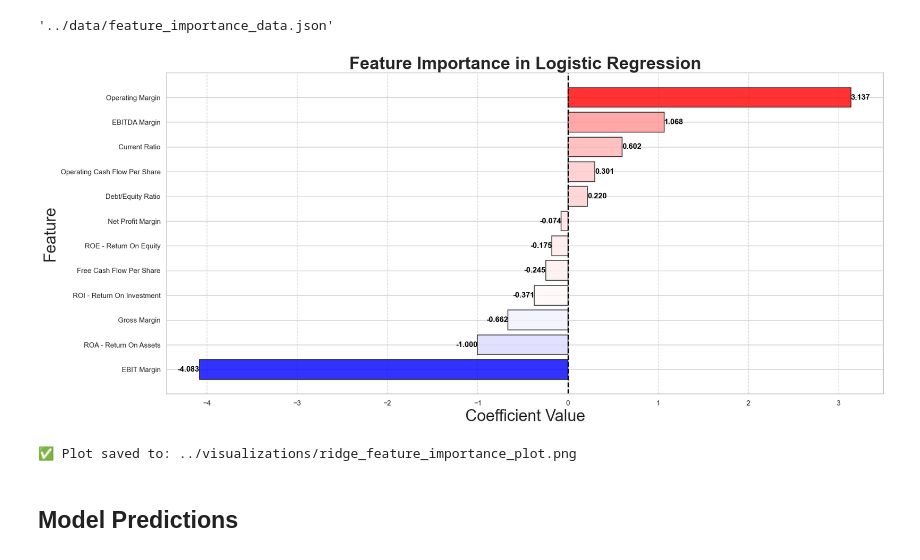
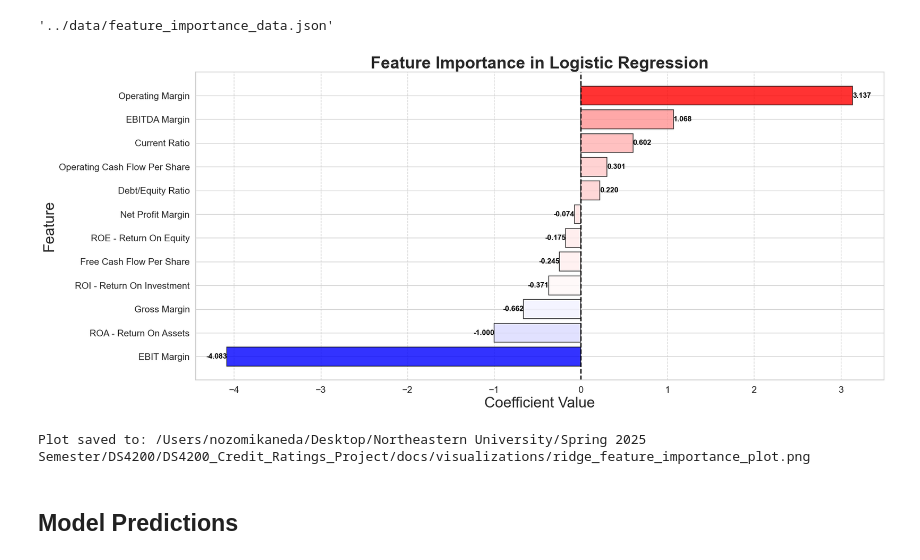
Before and after one commit to Nozomi-Nova/ds4200-team-project, a Jupyter notebook: notebooks/eda.ipynb, the cells around one changed output. Cells and saved outputs as stored; diff of their text form; code cells hidden in the pictures.

```diff
--- a/notebooks/eda.ipynb
+++ b/notebooks/eda.ipynb
@@ -636,38 +636,40 @@ ridge.fit(X_scaled, y)
 
 # Extract coefficients
 coefficients = pd.DataFrame(ridge.coef_, index=features, columns=["Coefficient"])
 coefficients = coefficients.sort_values(by="Coefficient", ascending=True)
 
 # Create diverging color bar
 cmap = plt.cm.bwr
 norm = mcolors.Normalize(vmin=coefficients["Coefficient"].min(), vmax=coefficients["Coefficient"].max())
 colors = [cmap(norm(c)) for c in coefficients["Coefficient"]]
 
 plt.figure(figsize=(20, 9))
 bars = plt.barh(coefficients.index, coefficients["Coefficient"], color=colors,
                 edgecolor="black", linewidth=1.2, alpha=0.8)
 
 for bar, coef in zip(bars, coefficients["Coefficient"]):
     plt.text(bar.get_width(), bar.get_y() + bar.get_height()/2,
              f"{coef:.3f}", va="center", ha="left" if coef > 0 else "right",
              fontsize=12, fontweight="bold", color="black")
 
 plt.axvline(0, color="black", linestyle="--", linewidth=2)
 plt.title("Feature Importance in Logistic Regression", fontsize=27, fontweight="bold")
-plt.xlabel("Coefficient Value", fontsize=25)
-plt.ylabel("Feature", fontsize=25)
+plt.xlabel("Coefficient Value", fontsize=24)
+plt.ylabel("Feature", fontsize=24)
+plt.xticks(fontsize=15)
+plt.yticks(fontsize=15)
 plt.grid(axis="x", linestyle="--", alpha=0.8)
 
-folder_path = "../visualizations/"
+folder_path = "/Users/nozomikaneda/Desktop/Northeastern University/Spring 2025 Semester/DS4200/DS4200_Credit_Ratings_Project/docs/visualizations"
 os.makedirs(folder_path, exist_ok=True)
 file_path = os.path.join(folder_path, "ridge_feature_importance_plot.png")
 plt.savefig(file_path, dpi=300, bbox_inches="tight")
 plt.show()
 
 print(f"Plot saved to: {file_path}")
 # %% [output]
-[figure, old version]
+[figure, new version]
-✅ Plot saved to: ../visualizations/ridge_feature_importance_plot.png
+Plot saved to: /Users/nozomikaneda/Desktop/Northeastern University/Spring 2025 Semester/DS4200/DS4200_Credit_Ratings_Project/docs/visualizations/ridge_feature_importance_plot.png
 # %% [markdown]
 ## Model Predictions
 # %%
```
Also changed, not shown: parts of 1 cell of this notebook, 13 other files.
